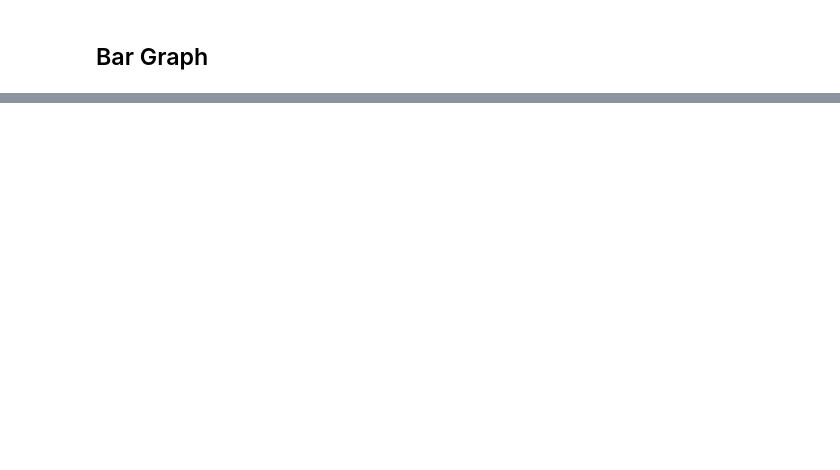
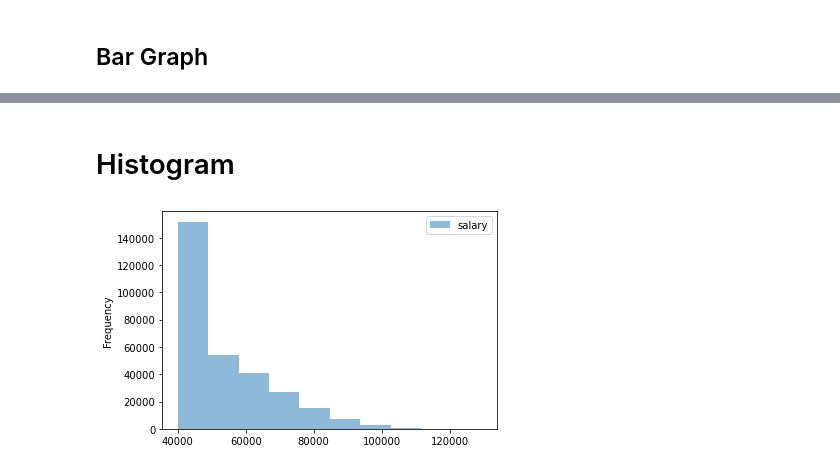
Before and after one commit to llhabers/sql-challenge, a Jupyter notebook: postgress_sql_graphs.ipynb, the cells around one changed output, grey strips where cells are left out. Cells and saved outputs as stored; diff of their text form; code cells hidden in the pictures; blank space fills up the shorter version.

```diff
--- a/postgress_sql_graphs.ipynb
+++ b/postgress_sql_graphs.ipynb
@@ -29,0 +64,3 @@ for record in data:
+# %%
+salaries_data = pd.read_sql("SELECT * FROM salaries", connection)
+salaries_data.head()
@@ -29,0 +74,3 @@ for record in data:
+# %%
+employees_data = pd.read_sql("SELECT * FROM employees", connection)
+employees_data.head()
@@ -29,0 +168,14 @@ for record in data:
+# %% [markdown]
+# Histogram
+# %%
+df = pd.DataFrame(
+    combined_df["salary"])
+ax = df.plot.hist(bins=10, alpha=0.5)
+
+# Save Figure
+plt.savefig("./EmployeeSQL/most_common_salary_ranges_for_employees.png")
+
+# Show plot
+plt.show()
+# %% [output]
+[figure, added]
```
Also changed, not shown: parts of 14 cells of this notebook, 2 other files.
